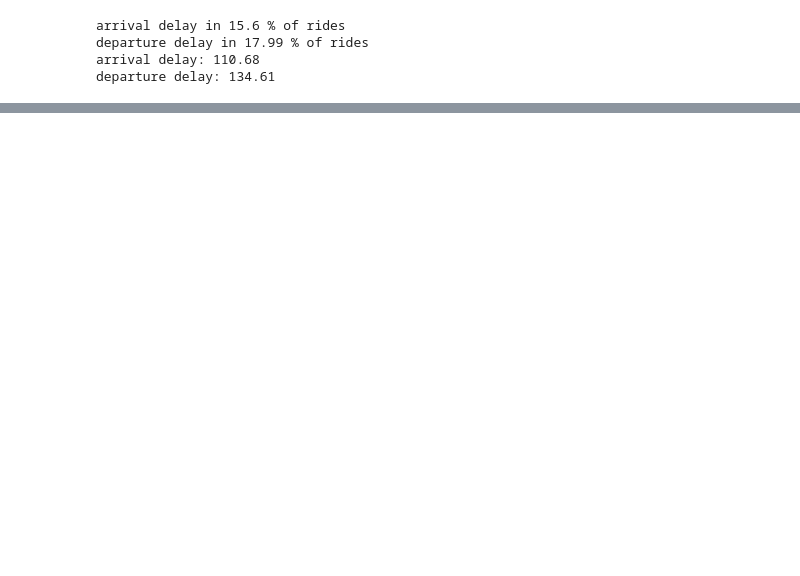
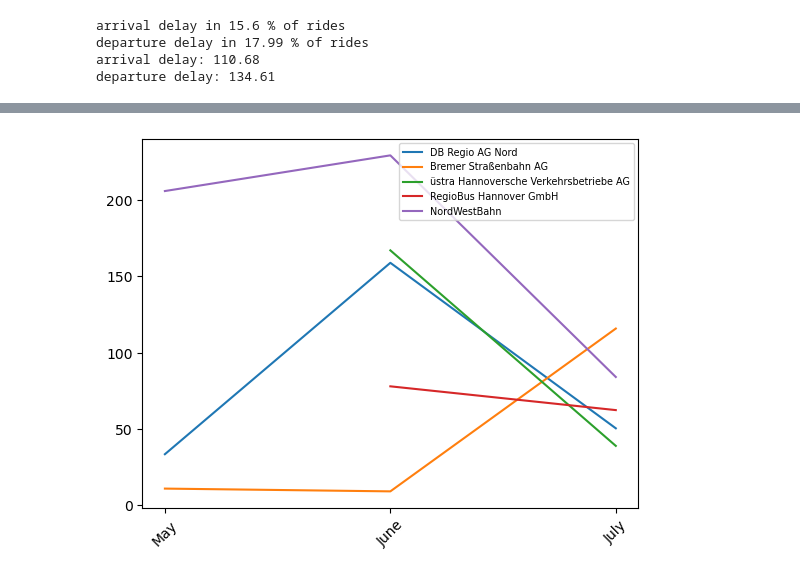
Before and after one commit to TrashCan1998/Datenintegration_Gesk_Standop_2023, a Jupyter notebook: 3_cleaning/cleaning_and_evaluation.ipynb, the cells around one changed output, grey strips where cells are left out. Cells and saved outputs as stored; diff of their text form; code cells hidden in the pictures; blank space fills up the shorter version.

```diff
--- a/3_cleaning/cleaning_and_evaluation.ipynb
+++ b/3_cleaning/cleaning_and_evaluation.ipynb
@@ -170,7 +158,9 @@ pd.concat([
 # %%
-# join r1 and r4 on Trip Id and Stop Id
-# their schemata match for the most part
-# however, using a left join enables to get all delays even if there is no join match
-# (possible because there is no inclusion dependency)
-#r5 = pd.merge(r1, r4, how='inner', left_on=['TripId', 'StopId'], right_on=['trip_id', 'stop_id'])
-#r5
+# delay according to agencies and month
+month_agency_2 = pd.concat([
+    r.loc[r['agency_name'].isin(agencies)][['Month', 'agency_name', 'ArrivalDelay']].where(~pd.isna(r['ArrivalDelay'])).where(
+        r['ArrivalDelay'] != 0).groupby(['agency_name', 'Month']).mean(),
+    r.loc[r['agency_name'].isin(agencies)][['Month', 'agency_name', 'DepartureDelay']].where(~pd.isna(r['DepartureDelay'])).where(
+        r['DepartureDelay'] != 0).groupby(['agency_name', 'Month']).mean()
+], axis=1)
+month_agency_2
@@ -176,0 +183,11 @@ pd.concat([
+# %%
+month_map = {5: 'May', 6: 'June', 7:'July'}
+for agency in agencies:
+    t = month_agency_2.loc[agency, 'ArrivalDelay']
+    t = pd.Series(t.values, index=[month_map[x] for x in t.index])
+    plt.plot(t, label=agency)
+plt.xticks(rotation=45)
+plt.legend(fontsize='x-small', loc='best')
+plt.show()
+# %% [output]
+[figure, added]
```
Also changed, not shown: parts of 19 cells of this notebook.
